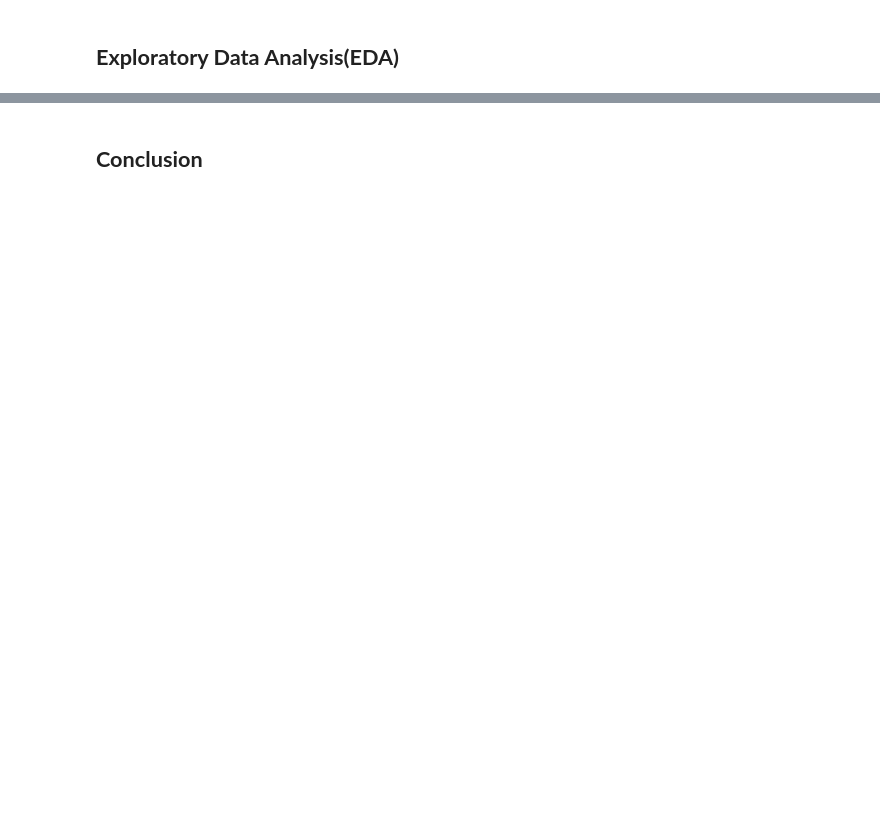
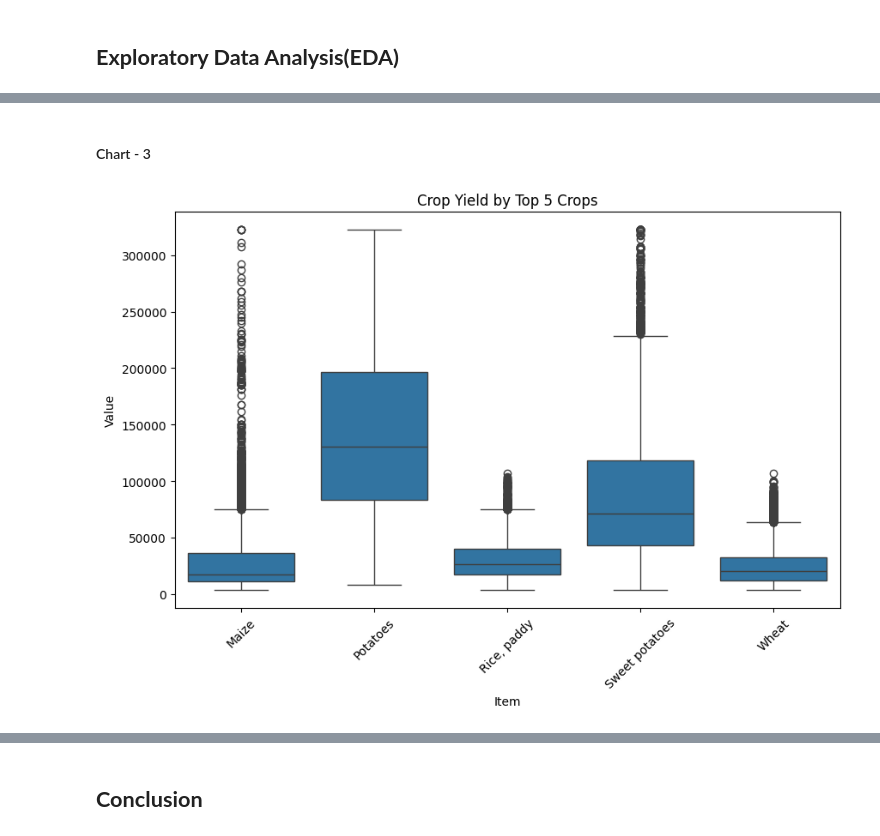
Before and after one commit to manishaachary13/crop_yield_predictoin_ML, a Jupyter notebook: crop_yield_prediction_ML.ipynb, the cells around one changed output, grey strips where cells are left out. Cells and saved outputs as stored; diff of their text form; code cells hidden in the pictures; blank space fills up the shorter version.

```diff
--- a/crop_yield_prediction_ML.ipynb
+++ b/crop_yield_prediction_ML.ipynb
@@ -336,0 +447,10 @@ Yield Value range: 0 - 1000000
+# %% [markdown]
+#### Chart - 3
+# %%
+plt.figure(figsize=(10, 6))
+sns.boxplot(x='Item', y='Value', data=data_cleaned, order=data_cleaned['Item'].value_counts().index[:5])
+plt.title("Crop Yield by Top 5 Crops")
+plt.xticks(rotation=45)
+plt.show()
+# %% [output]
+[figure, added]
```
Also changed, not shown: parts of 24 cells of this notebook.
